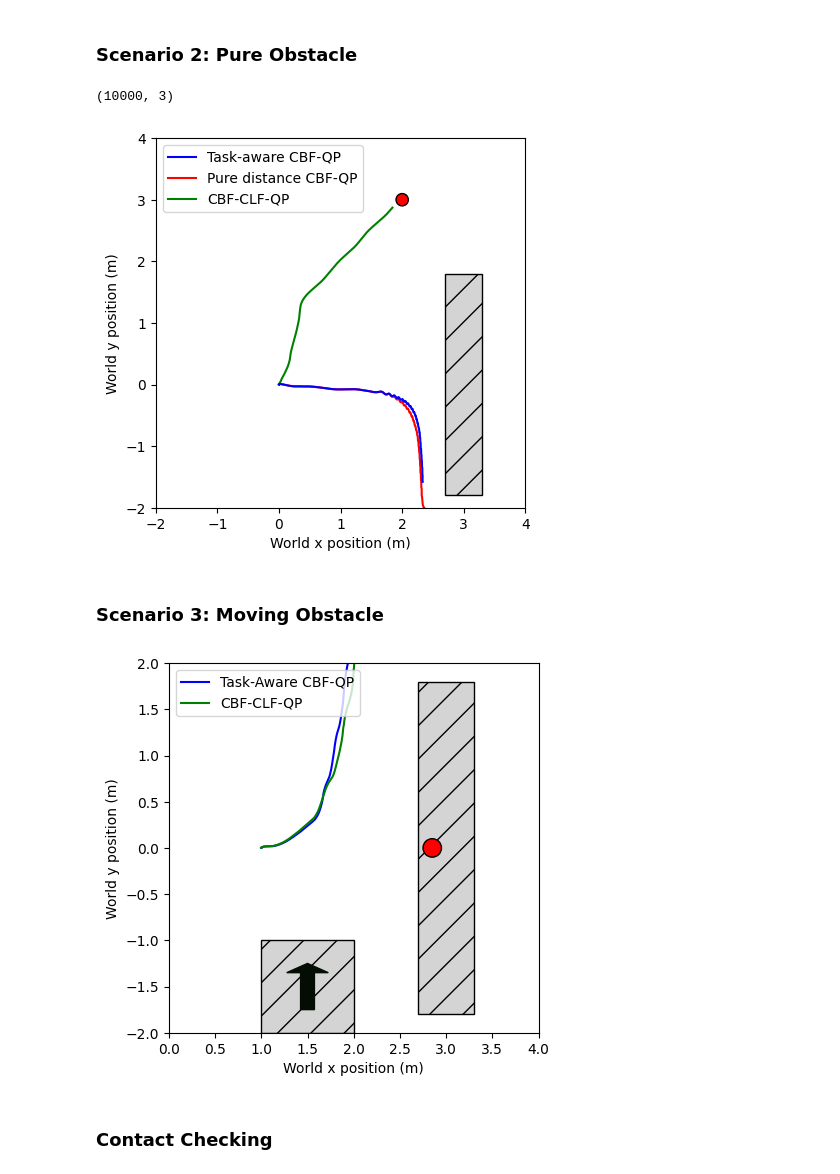
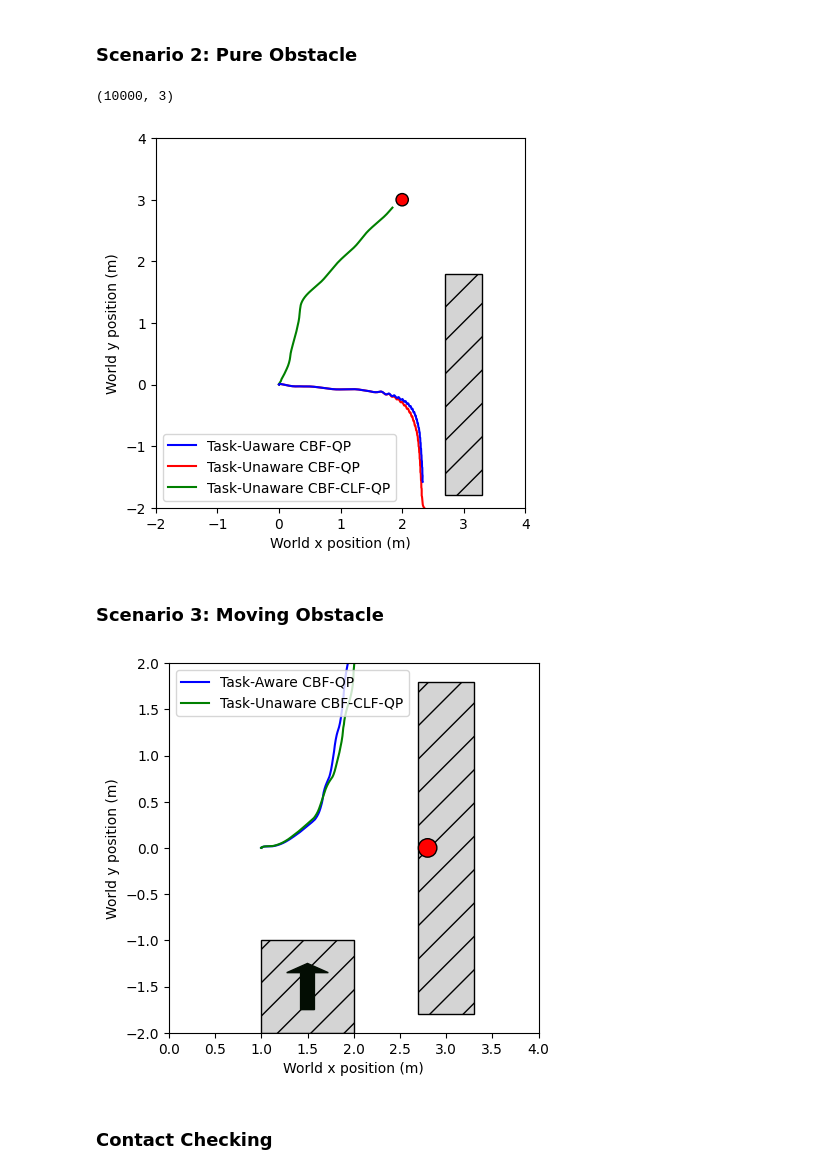
Before and after one commit to famsvip/Robot-Navigation-Collision-Avoidance-, a Jupyter notebook: data/plotting.ipynb, the cells around one changed output. Saved outputs shown, nothing was run; the diff lists cells and outputs as text; code cells hidden in the pictures.

Commit message:
More plotting cleanup

```diff
--- a/data/plotting.ipynb
+++ b/data/plotting.ipynb
@@ -468,38 +468,37 @@ data_threshold_1 = 10000
 data_threshold_2 = 2000
 
 composite = np.load("./composite_pos_static_obs.npy")
 separate = np.load("./separated_pos_static_obs.npy")
 pure = np.load("./pure_trial_1.npy")
 
 print(composite.shape)
 
 fig, ax = plt.subplots()
 
 rect = Rectangle((2.7, -1.8), width=0.6, height=3.6,
                  edgecolor='black', facecolor=(0.83, 0.83, 0.83), hatch="/")
 circle_target = Circle((2, 3), radius=0.1, edgecolor="black", facecolor="red")
 ax.add_patch(rect)
 ax.add_patch(circle_target)
 
-ax.plot(pure[:data_threshold_1,0], pure[:data_threshold,1], color="r", label="Pure distance CBF-QP")
-ax.plot(separate[:data_threshold_2,0], separate[:data_threshold_2,1], color="g", label="CBF-CLF-QP")
-
-ax.plot(composite[:data_threshold_1,0], composite[:data_threshold_1,1], color="b", label="Task-aware CBF-QP")
+ax.plot(pure[:data_threshold_1,0], pure[:data_threshold_1,1], color="r", label="Task-Unaware CBF-QP")
+ax.plot(separate[:data_threshold_2,0], separate[:data_threshold_2,1], color="g", label="Task-Unaware CBF-CLF-QP")
+ax.plot(composite[:data_threshold_1,0], composite[:data_threshold_1,1], color="b", label="Task-Uaware CBF-QP")
 ax.set_xlim(-2, 4)
 ax.set_ylim(-2, 4)
 ax.set_aspect('equal')
 plt.grid(False)
 handles, labels = ax.get_legend_handles_labels()
 order = [2, 0, 1]
 ax.legend([handles[i] for i in order], [labels[i] for i in order])
 #plt.title('Robot Trajectory Under Forward X Command')
 plt.xlabel("World x position (m)")
 plt.ylabel("World y position (m)")
 # plt.legend(loc='upper left')
 plt.show()
 # %% [output]
 (10000, 3)
-[figure, old version]
+[figure, new version]
 # %% [markdown]
 ### Scenario 3: Moving Obstacle
 # %%
@@ -516,7 +515,7 @@ rect_obs = Rectangle((2.7, -1.8), width=0.6, height=3.6,
                  edgecolor='black', facecolor=(0.83, 0.83, 0.83), hatch="/")
 rect_moving = Rectangle((1, -2), width=1, height=1,
                  edgecolor='black', facecolor=(0.83, 0.83, 0.83), hatch="/")
-circle_target = Circle((2.85, 0), radius=0.1, edgecolor="black", facecolor="red")
+circle_target = Circle((2.8, 0), radius=0.1, edgecolor="black", facecolor="red")
 circle_separate = Circle((separate[data_threshold-1, :2]), radius=0.05, facecolor="g")
 circle_composite = Circle((composite[data_threshold-1, :2]), radius=0.05, facecolor="b")
 arrow = Arrow(1.5, -1.75, 0, 0.5, width=0.75, color=(0.01, 0.05, 0.01))
@@ -527,7 +526,7 @@ ax.add_patch(circle_separate)
 ax.add_patch(arrow)
 
 ax.plot(composite[:data_threshold,0], composite[:data_threshold,1], color="b", label="Task-Aware CBF-QP")
-ax.plot(separate[:data_threshold,0], separate[:data_threshold,1], color="g", label="CBF-CLF-QP")
+ax.plot(separate[:data_threshold,0], separate[:data_threshold,1], color="g", label="Task-Unaware CBF-CLF-QP")
 ax.set_xlim(0, 4)
 ax.set_ylim(-2, 2)
 ax.set_aspect('equal')
@@ -538,7 +537,7 @@ plt.ylabel("World y position (m)")
 plt.legend(loc='upper left')
 plt.show()
 # %% [output]
-[figure, old version]
+[figure, new version]
 # %% [markdown]
 ### Contact Checking
 # %%
```
Also changed, not shown: parts of 3 cells of this notebook, 1 other file.
